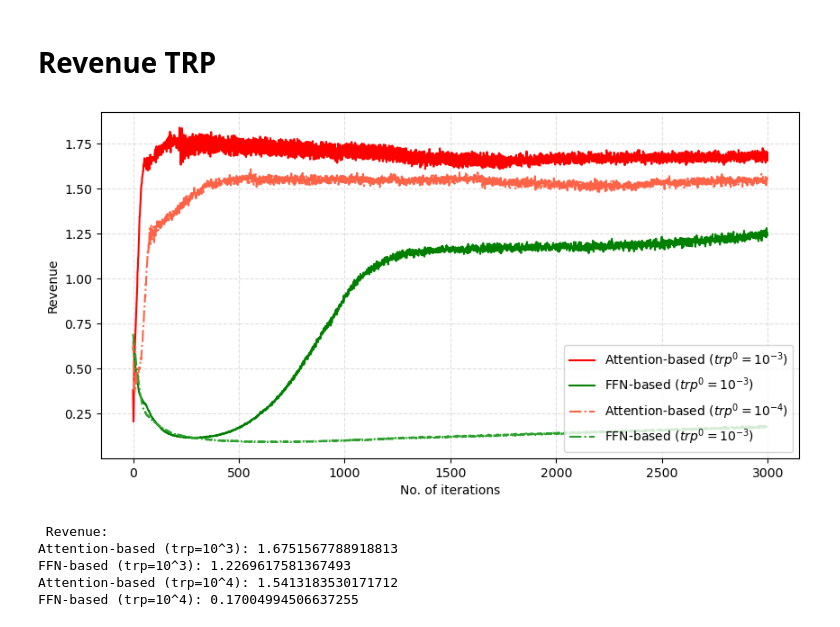
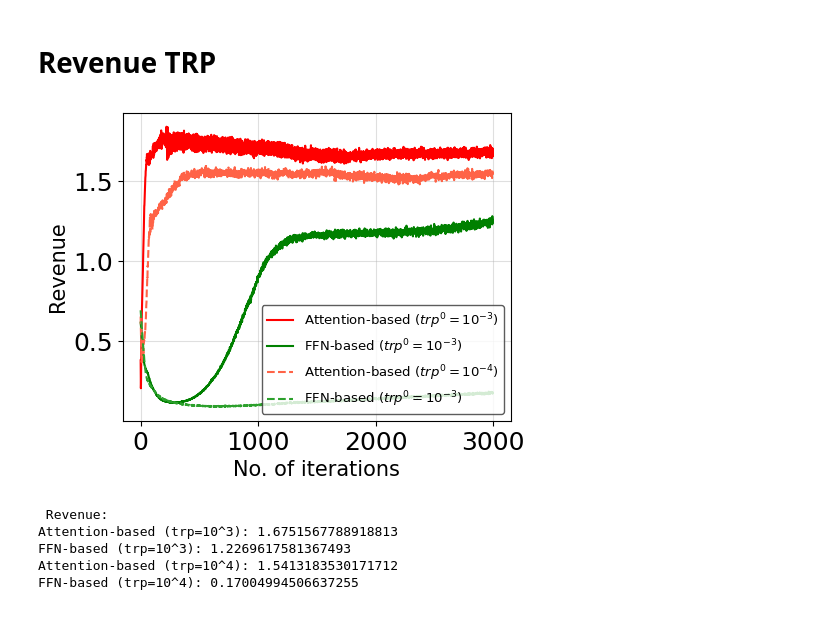
Before and after one commit to qkhanh711/optimaler-modify, a Jupyter notebook: plots/plot.ipynb, the cells around one changed output. Saved outputs shown, nothing was run; the diff lists cells and outputs as text; code cells hidden in the pictures.

Commit message:
setting default

```diff
--- a/plots/plot.ipynb
+++ b/plots/plot.ipynb
@@ -7,39 +7,52 @@ import numpy as np
 # %% [markdown]
 # Revenue TRP
 # %%
-path_trp3 = ["optimaler-modify/runs_RegretFormer/setting_default_config/seed_0/model_result_3000_5x3_0.001", "optimaler-modify/runs_RegretNet/setting_default_config/seed_2/model_result_3000_5x3_0.001"]
-path_trp4 = ["optimaler-modify/runs_RegretFormer/setting_default_config/seed_2/model_result_3000_5x3_0.0001", "optimaler-modify/runs_RegretNet/setting_default_config/seed_0/model_result_3000_5x3_0.0001"]
+path_trp3 = ["../../runs_RegretFormer/setting_default_config/seed_0/model_result_3000_5x3_0.001", "../../runs_RegretNet/setting_default_config/seed_2/model_result_3000_5x3_0.001"]
+path_trp4 = ["../../runs_RegretFormer/setting_default_config/seed_2/model_result_3000_5x3_0.0001", "../../runs_RegretNet/setting_default_config/seed_0/model_result_3000_5x3_0.0001"]
 # %%
+import json
+import matplotlib.pyplot as plt
+
+
 with open(path_trp3[0], "r") as f:
     results5x3_regretformer = json.load(f)['revenue']
 with open(path_trp3[1], "r") as f:
     results5x3_regretnet = json.load(f)['revenue']
 
 with open(path_trp4[0], "r") as f:
     results7x3_regretformer = json.load(f)['revenue']
 with open(path_trp4[1], "r") as f:
     results7x3_regretnet = json.load(f)['revenue']
 
-
-figsize = (10, 5)
+# Setting figure size and creating plot
+figsize = (5, 4)
 fig = plt.figure(figsize=figsize)
 ax = fig.gca()
 
+# Plotting the data
 ax.plot(results5x3_regretformer, color="red", label="Attention-based ($trp^0= 10^{-3}$)")
 ax.plot(results5x3_regretnet, color="green", label="FFN-based ($trp^0= 10^{-3}$)")
-ax.plot(results7x3_regretformer, color="tomato", linestyle='-.', label="Attention-based ($trp^0= 10^{-4}$)")
-ax.plot(results7x3_regretnet, color="tab:green", linestyle='-.', label="FFN-based ($trp^0= 10^{-3}$)")
+ax.plot(results7x3_regretformer, color="tomato", linestyle='--', label="Attention-based ($trp^0= 10^{-4}$)")
+ax.plot(results7x3_regretnet, color="tab:green", linestyle='--', label="FFN-based ($trp^0= 10^{-3}$)")
 
-ax.set_xlabel("No. of iterations")
-ax.set_ylabel("Revenue")
-ax.legend(loc = 'lower right')
+# Adding labels and setting font size
+ax.set_xlabel("No. of iterations", fontsize=15)
+ax.set_ylabel("Revenue", fontsize=15)
 
-ax.grid(True, linestyle='--', alpha=0.4)
+# Setting ticks font size
+ax.tick_params(axis='both', which='major', labelsize=18)
 
-fig.show()
-fig.savefig("trpRevenue.png", facecolor=fig.get_facecolor())
+# Adding grid
+ax.grid(True, linestyle='-', alpha=0.4)
+
+# Adding legend
+ax.legend(loc='lower right', fontsize=9.5, frameon=True, edgecolor='#333333')
+
+# Saving and showing the figure
+plt.savefig("trpRevenue.png", facecolor=fig.get_facecolor())
+plt.show()
 # %% [output]
-[figure, old version]
+[figure, new version]
 # %%
 num_iters = 300
 results5x3_regretformer = [sum(results5x3_regretformer[i:i+num_iters])/num_iters for i in range(0, len(results5x3_regretformer), num_iters)]
```
Also changed, not shown: parts of 5 cells of this notebook, 5 other files.
